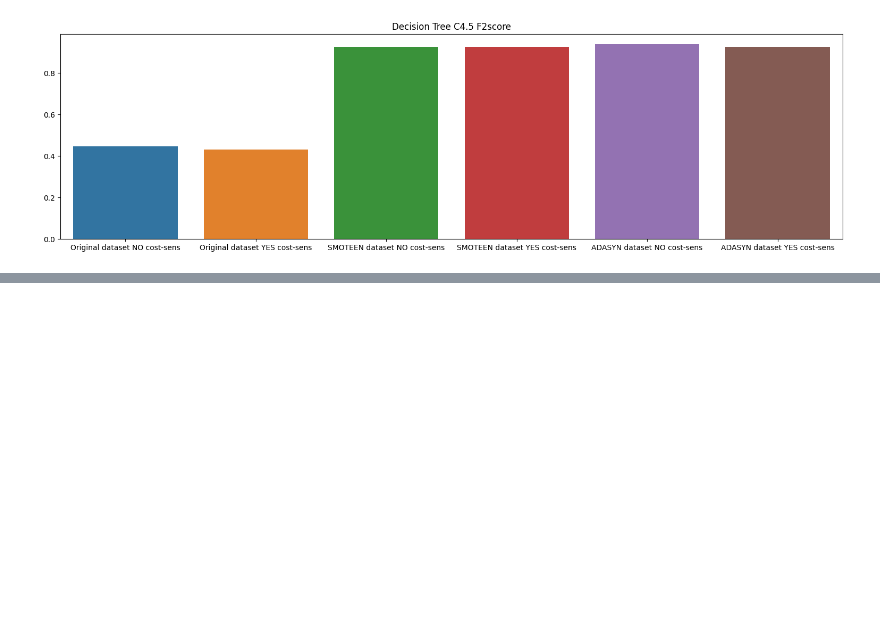
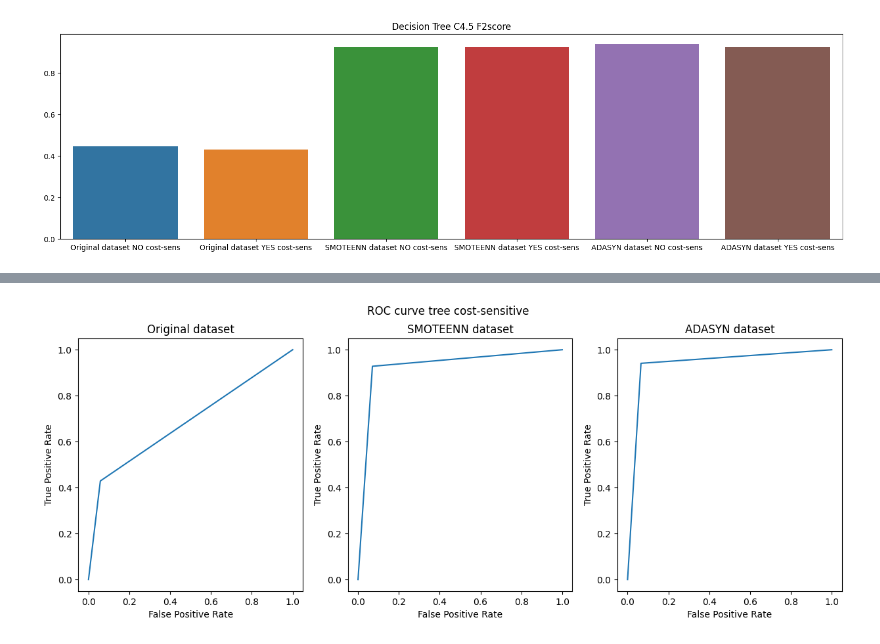
Before and after one commit to Giut0/NASA-NEO-Project, a Jupyter notebook: learning.ipynb, the cells around one changed output, grey strips where cells are left out. Saved outputs shown, nothing was run; the diff lists cells and outputs as text; code cells hidden in the pictures; blank space fills up the shorter version.

```diff
--- a/learning.ipynb
+++ b/learning.ipynb
@@ -69,4 +71,5 @@ decision_tree_cost = DecisionTreeClassifier(random_state=0, class_weight="balanc
 
 y_pred = decision_tree_cost.predict(X_test)
 f2score_tree_cost_learning = fbeta_score(y_test, y_pred, beta=2)
+fpr_cost, tpr_cost, _ = roc_curve(y_test,  y_pred)
 # %%
@@ -139,4 +143,5 @@ decision_tree_res_smoteenn_cost = DecisionTreeClassifier(random_state=0, class_w
 
 y_pred_res_smoteenn = decision_tree_res_smoteenn_cost.predict(X_test_res_smoteenn)
 f2score_tree_res_smoteenn_cost_learning = fbeta_score(y_test_res_smoteenn, y_pred_res_smoteenn, beta=2)
+fpr_tree_res_smoteenn_cost, tpr_tree_res_smoteenn_cost, _ = roc_curve(y_test_res_smoteenn,  y_pred_res_smoteenn)
 # %%
@@ -209,4 +215,5 @@ decision_tree_res_adasyn_cost = DecisionTreeClassifier(random_state=0, class_wei
 
 y_pred_res_adasyn = decision_tree_res_adasyn_cost.predict(X_test_res_adasyn)
 f2score_tree_res_adasyn = fbeta_score(y_test_res_adasyn, y_pred_res_adasyn, beta=2)
+fpr_tree_res_adasyn_cost, tpr_tree_res_adasyn_cost, _ = roc_curve(y_test_res_adasyn,  y_pred_res_adasyn)
 # %%
@@ -356,0 +382,15 @@ sns.barplot(x=["Original dataset", "SMOTEEN dataset","ADASYN dataset"], y=[f2sco
+# %%
+fig, axs = plt.subplots(1, 3, figsize=(15, 5))
+fig.suptitle('ROC curve tree cost-sensitive')
+#create ROC curve
+axs[0].set_title("Original dataset")
+axs[0].plot(fpr_cost,tpr_cost,label="Original dataset")
+axs[1].set_title("SMOTEENN dataset")
+axs[1].plot(fpr_tree_res_smoteenn_cost,tpr_tree_res_smoteenn_cost,label="Original dataset")
+axs[2].set_title("ADASYN dataset")
+axs[2].plot(fpr_tree_res_adasyn_cost,tpr_tree_res_adasyn_cost,label="Original dataset")
+
+for ax in axs.flat:
+    ax.set(xlabel='False Positive Rate', ylabel='True Positive Rate')
+# %% [output]
+[figure, added]
```
Also changed, not shown: parts of 31 cells of this notebook, 11 other files.
